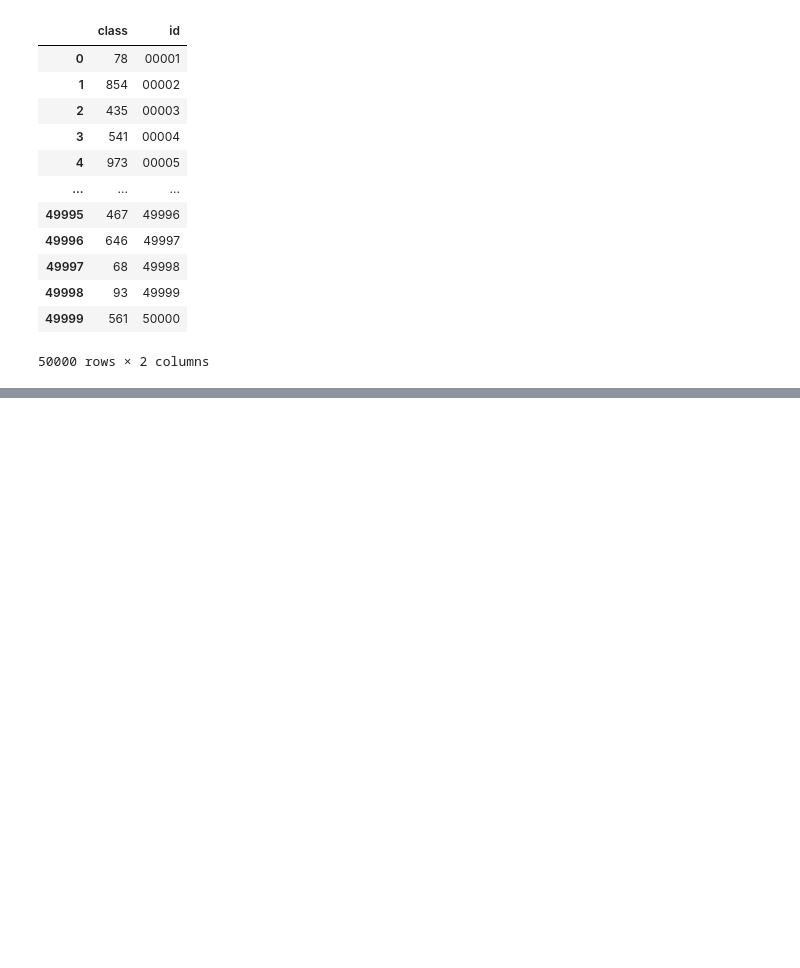
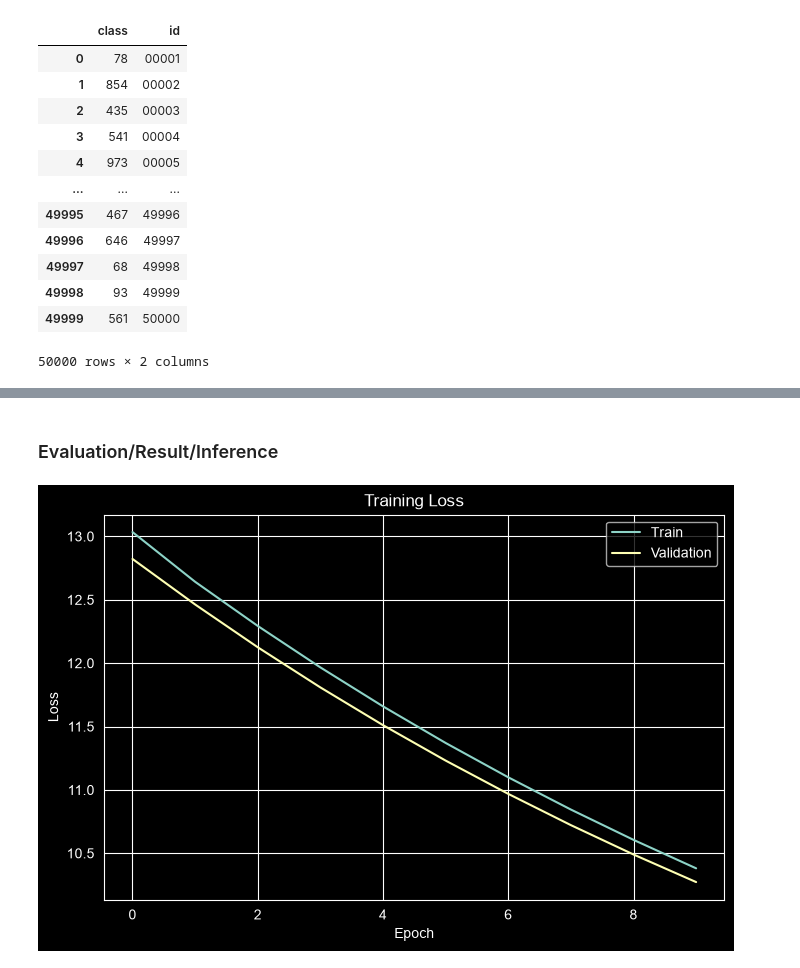
Before and after one commit to prashanthprabhu24/PaperClip, a Jupyter notebook: Imagenet/AlexNet.ipynb, the cells around one changed output, grey strips where cells are left out. Saved outputs shown, nothing was run; the diff lists cells and outputs as text; code cells hidden in the pictures; blank space fills up the shorter version.

```diff
--- a/Imagenet/AlexNet.ipynb
+++ b/Imagenet/AlexNet.ipynb
@@ -154,0 +300,12 @@ Clipping input data to the valid range for imshow with RGB data ([0..1] for floa
+# %%
+model.compile(optimizer=optimizer, loss="categorical_crossentropy",
+              metrics=["accuracy", keras.metrics.TopKCategoricalAccuracy(k=5, name="top5")])
+# %%
+# LR Scheduler
+reduce_lr = keras.callbacks.ReduceLROnPlateau(monitor="val_loss", factor=0.1, patience=5, verbose=1)
+# %%
+checkpoint = keras.callbacks.ModelCheckpoint("alexnet_prash_40k.keras", monitor="val_accuracy", save_best_only=True)
+# %%
+# Training : Paper used 90 Epochs.
+# Trained for 10 Epochs
+history = model.fit(train_data, validation_data=val_data, epochs=10, callbacks=[reduce_lr, checkpoint])
@@ -154,0 +333,13 @@ Clipping input data to the valid range for imshow with RGB data ([0..1] for floa
+# %% [markdown]
+### Evaluation/Result/Inference
+# %%
+plt.figure(figsize=(8,5))
+plt.plot(history.history["loss"], label="Train")
+plt.plot(history.history["val_loss"], label="Validation")
+plt.xlabel("Epoch")
+plt.ylabel("Loss")
+plt.title("Training Loss")
+plt.legend()
+plt.show()
+# %% [output]
+[figure, added]
```
Also changed, not shown: parts of 38 cells of this notebook, 2 other files.
